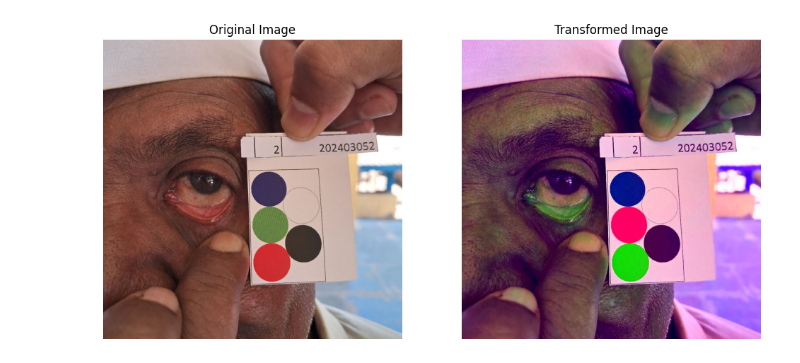
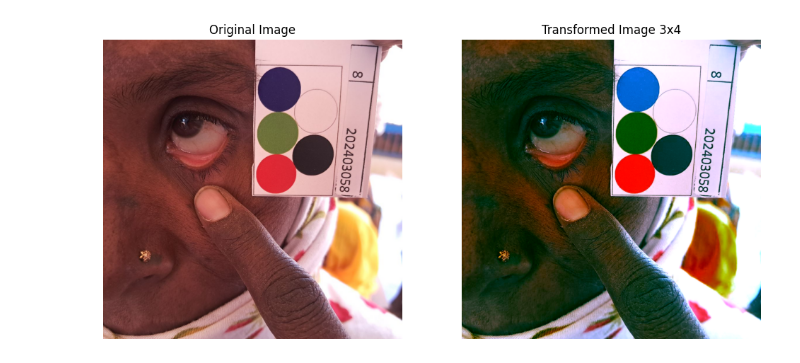
Before and after one commit to NiranjanV823/DH307---Anemia-Detection, a Jupyter notebook: Codes/47_hough_circle_transform.ipynb, the cells around one changed output. Drawn from its saved outputs; the diff is of its cells as text; code cells hidden in the pictures.

```diff
--- a/Codes/47_hough_circle_transform.ipynb
+++ b/Codes/47_hough_circle_transform.ipynb
@@ -4,7 +4,7 @@ import numpy as np
 import matplotlib.pyplot as plt
 
 # Load your cropped palette image (make sure "palette.jpg" is in your working directory)
-palette_img = cv2.imread("../Produced Images/Eye Palette Yolo Cropped/1709885965388.jpg")
+palette_img = cv2.imread("../Produced Images/Eye Palette Yolo Cropped/1709790686375.jpg")
 if palette_img is None:
     raise IOError("Error loading image. Please check the file path.")
 
@@ -207,3 +201,42 @@ Measured: (55.428289329335186, 41.41205295107145, 223.46185913844803) -> Referen
+# %%
+
+# Define reference colors in BGR
+reference_colors = {
+    "black": (0,   0,   0),
+    "white": (255, 255, 255),
+    "red":   (0,   0,   255),
+    "green": (0,   255, 0),
+    "blue":  (255, 0,   0)
+}
+
+
+# Match each measured color to the closest reference color
+matched_pairs = []
+used_refs = set()
+
+for mc in measured_colors:
+    mc_arr = np.array(mc, dtype=np.float32)
+    best_label = None
+    best_dist = float("inf")
+
+    for label, ref_color in reference_colors.items():
+        # if label in used_refs:
+        #     continue  # Optional: only one reference color per match
+        ref_arr = np.array(ref_color, dtype=np.float32)
+        dist = np.linalg.norm(mc_arr - ref_arr)
+        # print(label)
+        if dist < best_dist:
+            best_dist = dist
+            best_label = label
+            best_ref = ref_color
+
+    used_refs.add(best_label)
+    matched_pairs.append((mc, best_label, best_ref))
+
+# Print results
+print("Matched Measured Colors to Reference Colors (BGR):")
+for meas, label, ref in matched_pairs:
+    print(f"Measured: {meas} -> Reference: {label} ({ref})")
 # %%
 # Create arrays from the matched pairs
 meas_arr = np.array([pair[0] for pair in matched_pairs], dtype=np.float32)  # Shape: (N, 3)
@@ -452,30 +427,30 @@ def apply_color_transform(image, transform_matrix):
 # %%
 # -----------------------
 # Example Usage:
 # -----------------------
 
 # Load an example image (replace 'input.jpg' with your image file)
-input_img = cv2.imread("../Dataset Used/Left Eye_files/Images_left_eye/1709617782204.jpg")
+input_img = cv2.imread("../Dataset Used/Left Eye_files/Images_left_eye/1709619661748.jpg")
 if input_img is None:
     raise IOError("Error loading the input image.")
 
 # Choose one of the matrices to apply:
 transform_matrix = M_affine  # or M_linear
 
 # Apply the transform to the input image.
 corrected_img = apply_color_transform(input_img, transform_matrix)
 
 # Display the original and corrected images side by side.
 plt.figure(figsize=(12, 6))
 plt.subplot(1, 2, 1)
 plt.imshow(cv2.cvtColor(input_img, cv2.COLOR_BGR2RGB))
 plt.title("Original Image")
 plt.axis("off")
 
 plt.subplot(1, 2, 2)
 plt.imshow(cv2.cvtColor(corrected_img, cv2.COLOR_BGR2RGB))
-plt.title("Transformed Image")
+plt.title("Transformed Image 3x4")
 plt.axis("off")
 plt.show()
 # %% [output]
-[figure, old version]
+[figure, new version]
```
Also changed, not shown: parts of 15 cells of this notebook, 2 other files.
